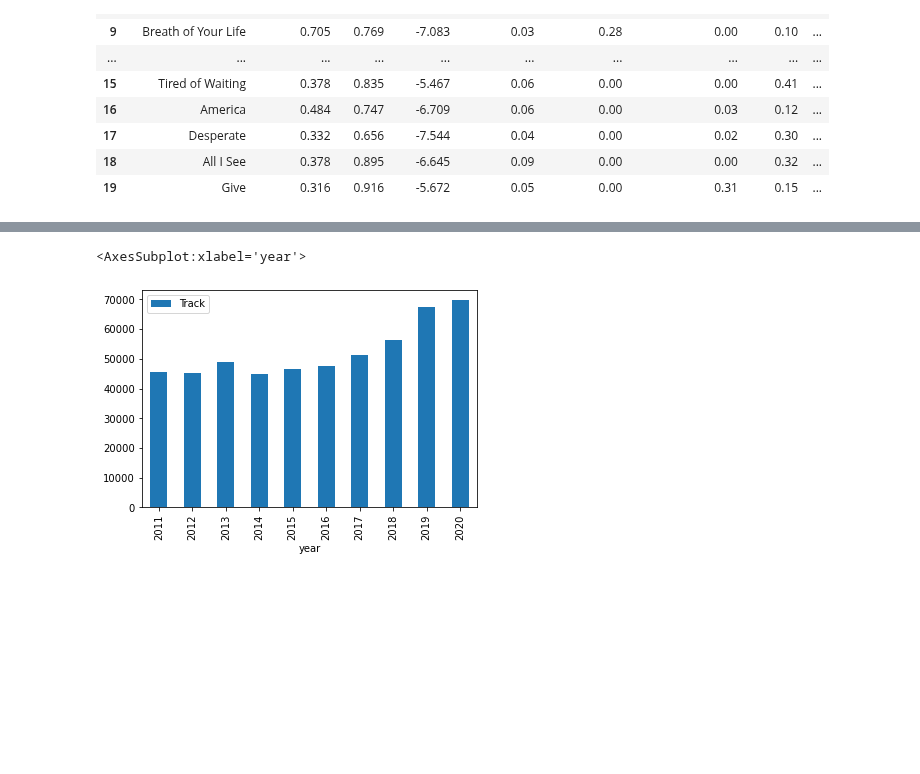
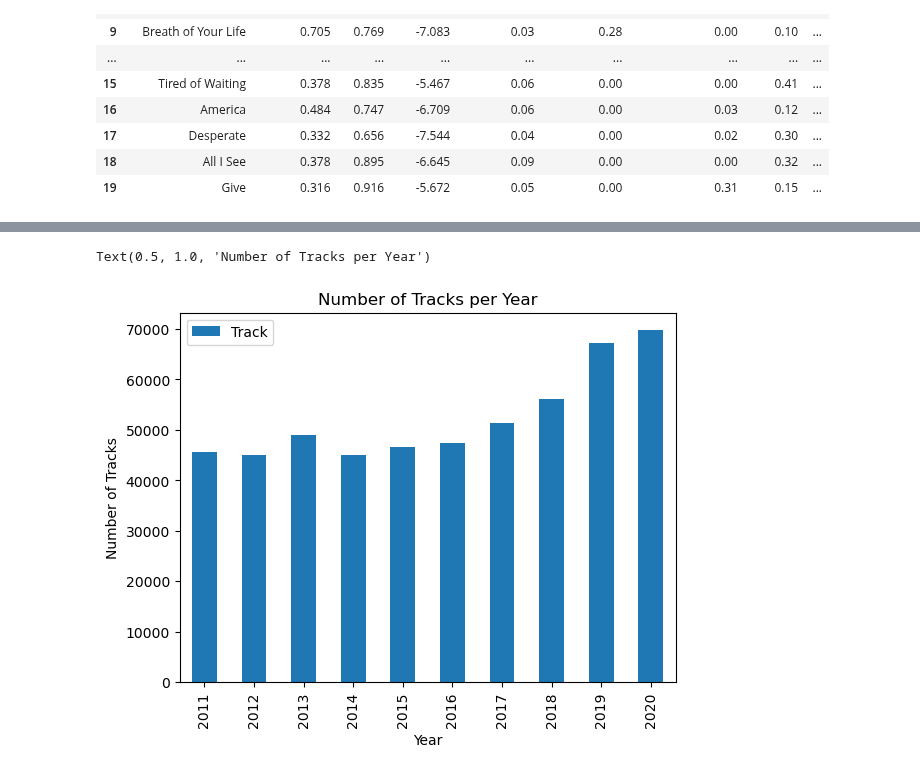
Before and after one commit to StevenTHG/Music-Research-Project-1, a Jupyter notebook: tracks_graphs.ipynb, the cells around one changed output, grey strips where cells are left out. Cells and saved outputs as stored; diff of their text form; code cells hidden in the pictures; blank space fills up the shorter version.

Commit message:
Cleanded and added more graphs to tracks_graphs

```diff
--- a/tracks_graphs.ipynb
+++ b/tracks_graphs.ipynb
@@ -34,5 +34,15 @@ music_data_df["valence"] = (music_data_df["valence"]*100)
 music_data_df["Duration"] = (music_data_df["Duration"]/60000)
 music_data_df["year"]=music_data_df["year"].astype(int)
 music_data_df = music_data_df.sort_values("year",ascending=True)
+music_data_df = music_data_df.rename(columns={'year':'Year',
+                                            'danceability':'Danceability',
+                                            'energy':'Energy',
+                                            'loudness':'Loudness',
+                                            'speechiness':'Speechiness',
+                                            'acousticness':'Acousticness',
+                                            'instrumentalness':'Instrumentalness',
+                                            'liveness':'Liveness',
+                                            'valence':'Valence',
+                                            'tempo':'Tempo'})
 music_data_df.head(20)
 # %% [output]
@@ -54,11 +64,13 @@ music_data_df.head(20)
 | 30691 | Until You | 56.6 | 26.600 | -9.199 | 4.0 | 92.0 | 0.0 | 11.0 | ... |
 | 30683 | Now You've Heard It From Me | 55.5 | 31.700 | -8.631 | 3.0 | 90.0 | 0.0 | 13.0 | ... |
 # %%
-music_count_byyear = music_data_df.groupby("year").count().reset_index()
+music_count_byyear = music_data_df.groupby("Year").count().reset_index()
 music_count_byyear
-bar = music_count_byyear.plot(kind="bar",x="year",y="Track")
+bar = music_count_byyear.plot(kind="bar",x="Year",y="Track")
 bar
+plt.ylabel('Number of Tracks')
+plt.title('Number of Tracks per Year')
 # %% [output]
-<AxesSubplot:xlabel='year'>
+Text(0.5, 1.0, 'Number of Tracks per Year')
-[figure, old version]
+[figure, new version]
 # %%
```
Also changed, not shown: parts of 5 cells of this notebook.
